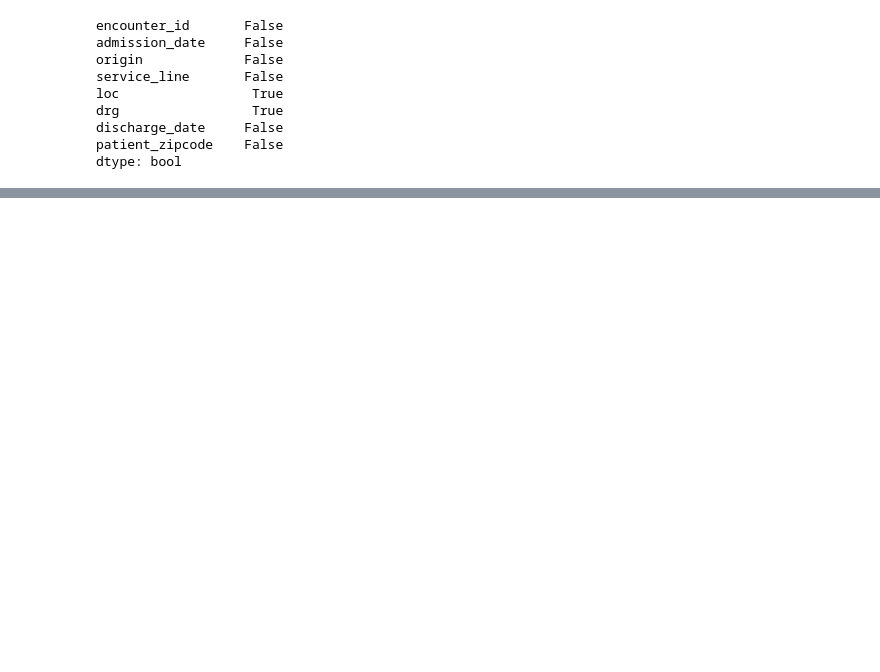
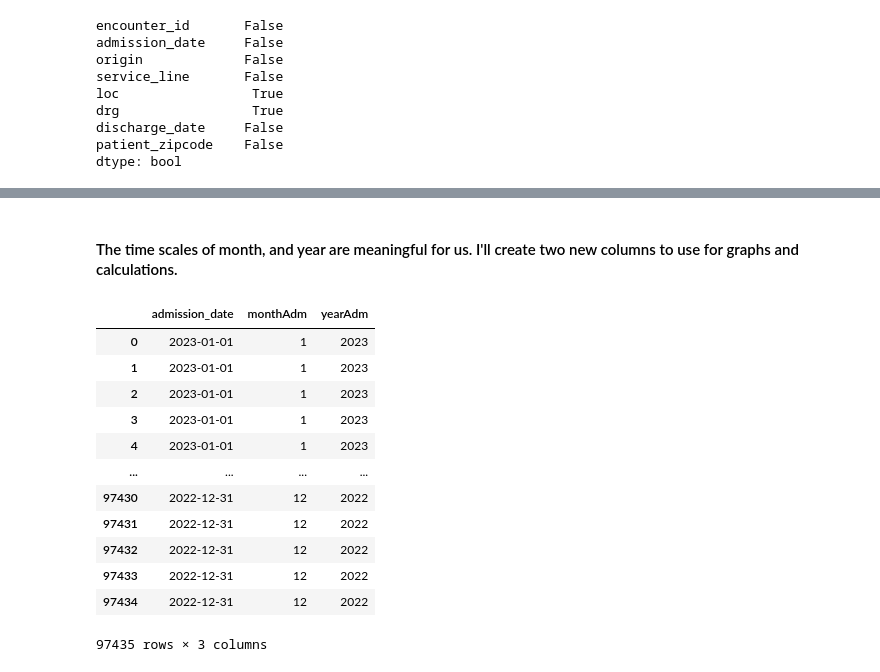
Before and after one commit to alyssaCrawfordAK/HospitalEncounter, a Jupyter notebook: HospitalEncounterAnalysis.ipynb, the cells around one changed output, grey strips where cells are left out. Cells and saved outputs as stored; diff of their text form; code cells hidden in the pictures; blank space fills up the shorter version.

```diff
--- a/HospitalEncounterAnalysis.ipynb
+++ b/HospitalEncounterAnalysis.ipynb
@@ -9,10 +9,8 @@ Let's start with loading and checking for duplicates, and missing data.
 import pandas as pd
 
 #upload excel file
-encdf = pd.read_excel("hospital_encounter_data_10_24.xlsx")
+encdf = pd.read_excel("hospital_encounter_data_10_24AC.xlsx")
 
-#upload 2nd tab
-drgdf = pd.read_excel("hospital_encounter_data_10_24.xlsx", sheet_name="DRGTable")
 
 print(encdf.head())
 # %% [output]
@@ -61,0 +166,23 @@ encdf[encdf['loc'].isna()]
+# %% [markdown]
+#### The time scales of month, and year are meaningful for us. I'll create two new columns to use for graphs and calculations.
+# %%
+encdf2['monthAdm'] = encdf2['admission_date'].dt.month
+encdf2['yearAdm'] = encdf2['admission_date'].dt.year
+
+encdf2[['admission_date','monthAdm','yearAdm']]
+
+# dt Accessor object for datetimelike properties
+# %% [output]
+|  | admission_date | monthAdm | yearAdm |
+| 0 | 2023-01-01 | 1 | 2023 |
+| 1 | 2023-01-01 | 1 | 2023 |
+| 2 | 2023-01-01 | 1 | 2023 |
+| 3 | 2023-01-01 | 1 | 2023 |
+| 4 | 2023-01-01 | 1 | 2023 |
+| ... | ... | ... | ... |
+| 97430 | 2022-12-31 | 12 | 2022 |
+| 97431 | 2022-12-31 | 12 | 2022 |
+| 97432 | 2022-12-31 | 12 | 2022 |
+| 97433 | 2022-12-31 | 12 | 2022 |
+| 97434 | 2022-12-31 | 12 | 2022 |
+97435 rows × 3 columns
```
Also changed, not shown: parts of 20 cells of this notebook.
